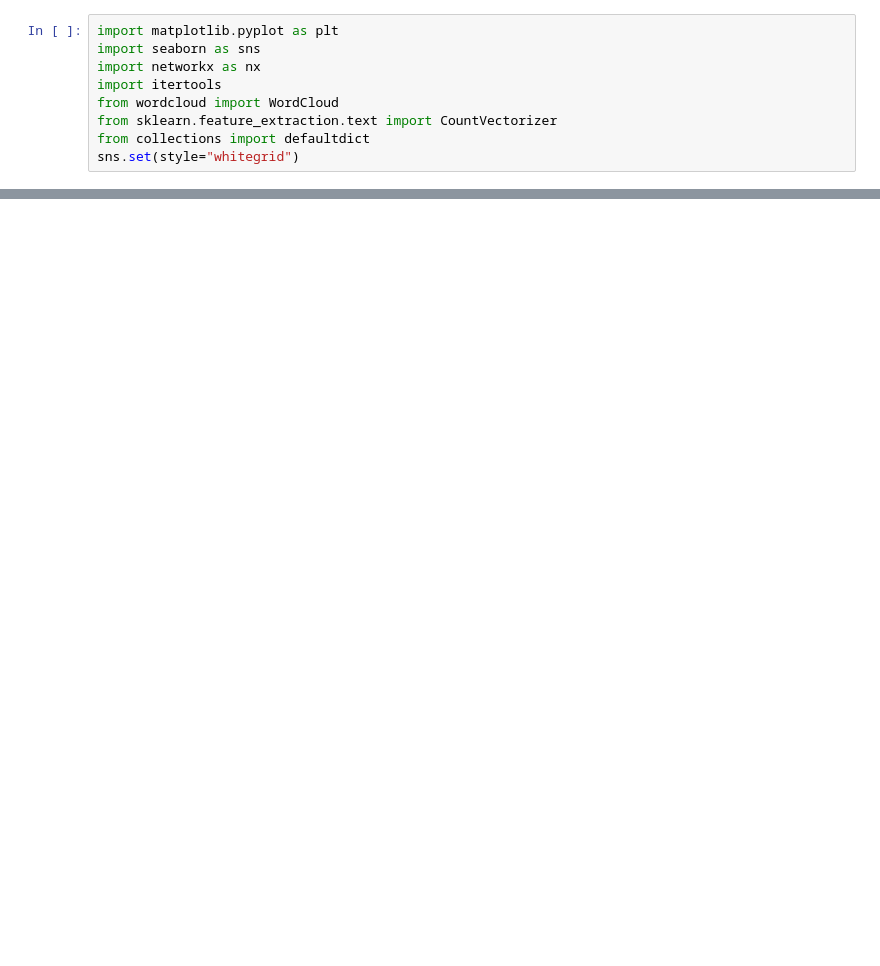
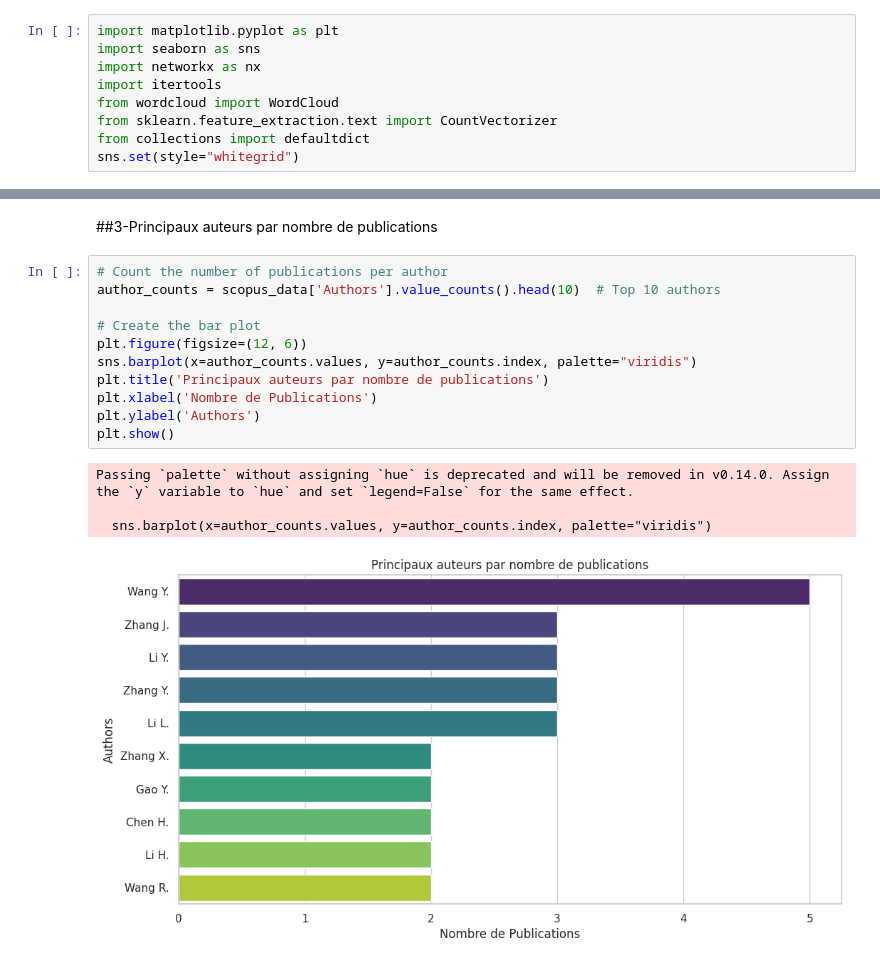
Before and after one commit to Tarikismail2/Analyse_Bibliom-trique_des_Publications_Scientifiques_avec_l-API_Scopus, a Jupyter notebook: EDA_Scopus_Data.ipynb, the cells around one changed output, grey strips where cells are left out. Drawn from its saved outputs; the diff is of its cells as text; blank space fills up the shorter version.

```diff
--- a/EDA_Scopus_Data.ipynb
+++ b/EDA_Scopus_Data.ipynb
@@ -567,0 +325,18 @@ ValueError: Length mismatch: Expected axis has 1 elements, new values have 3 ele
+# %% [markdown]
+##3-Principaux auteurs par nombre de publications
+# %%
+# Count the number of publications per author
+author_counts = scopus_data['Authors'].value_counts().head(10)  # Top 10 authors
+
+# Create the bar plot
+plt.figure(figsize=(12, 6))
+sns.barplot(x=author_counts.values, y=author_counts.index, palette="viridis")
+plt.title('Principaux auteurs par nombre de publications')
+plt.xlabel('Nombre de Publications')
+plt.ylabel('Authors')
+plt.show()
+# %% [output]
+Passing `palette` without assigning `hue` is deprecated and will be removed in v0.14.0. Assign the `y` variable to `hue` and set `legend=False` for the same effect.
+
+  sns.barplot(x=author_counts.values, y=author_counts.index, palette="viridis")
+[figure, added]
```
Also changed, not shown: parts of 52 cells of this notebook.
